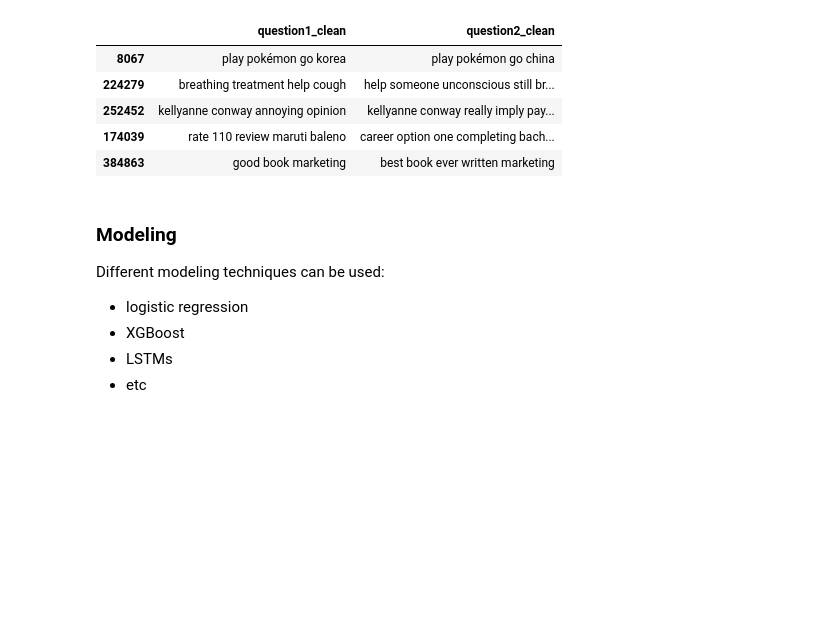
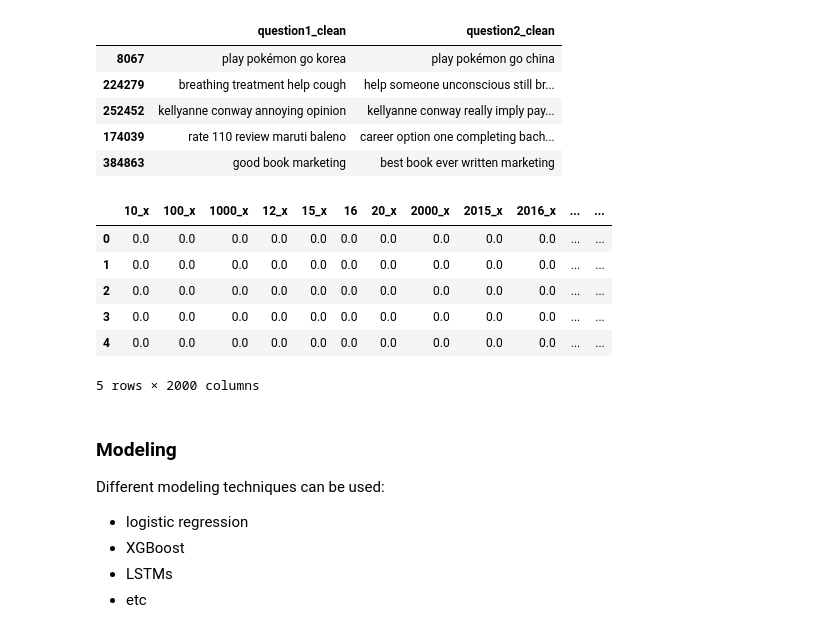
Before and after one commit to Jibu24/NLP-project, a Jupyter notebook: notebooks/mini_project_V.ipynb, the cells around one changed output. Cells and saved outputs as stored; diff of their text form; code cells hidden in the pictures; blank space fills up the shorter version.

```diff
--- a/notebooks/mini_project_V.ipynb
+++ b/notebooks/mini_project_V.ipynb
@@ -149,6 +213,26 @@ X_test.head()
 | 252452 | kellyanne conway annoying opinion | kellyanne conway really imply pay... |
 | 174039 | rate 110 review maruti baleno | career option one completing bach... |
 | 384863 | good book marketing | best book ever written marketing |
+# %%
+def create_test_doc_term_matrix(text, vectorizer):
+    doc_term_test_matrix = vectorizer.transform(text)
+    return pd.DataFrame(doc_term_test_matrix.toarray(), columns = vectorizer.get_feature_names_out())
+# %%
+X_test_q1 = create_test_doc_term_matrix(X_test['question1_clean'], vectorizer1)
+# %%
+X_test_q2 = create_test_doc_term_matrix(X_test['question2_clean'], vectorizer2)
+# %%
+X_test_vectorized = pd.merge(X_test_q1,X_test_q2, left_index=True, right_index=True)
+# %%
+X_test_vectorized.head()
+# %% [output]
+|  | 10_x | 100_x | 1000_x | 12_x | 15_x | 16 | 20_x | 2000_x | 2015_x | 2016_x | ... | ... |
+| 0 | 0.0 | 0.0 | 0.0 | 0.0 | 0.0 | 0.0 | 0.0 | 0.0 | 0.0 | 0.0 | ... | ... |
+| 1 | 0.0 | 0.0 | 0.0 | 0.0 | 0.0 | 0.0 | 0.0 | 0.0 | 0.0 | 0.0 | ... | ... |
+| 2 | 0.0 | 0.0 | 0.0 | 0.0 | 0.0 | 0.0 | 0.0 | 0.0 | 0.0 | 0.0 | ... | ... |
+| 3 | 0.0 | 0.0 | 0.0 | 0.0 | 0.0 | 0.0 | 0.0 | 0.0 | 0.0 | 0.0 | ... | ... |
+| 4 | 0.0 | 0.0 | 0.0 | 0.0 | 0.0 | 0.0 | 0.0 | 0.0 | 0.0 | 0.0 | ... | ... |
+5 rows × 2000 columns
 # %% [markdown]
 ### Modeling
 
```
Also changed, not shown: parts of 19 cells of this notebook.
